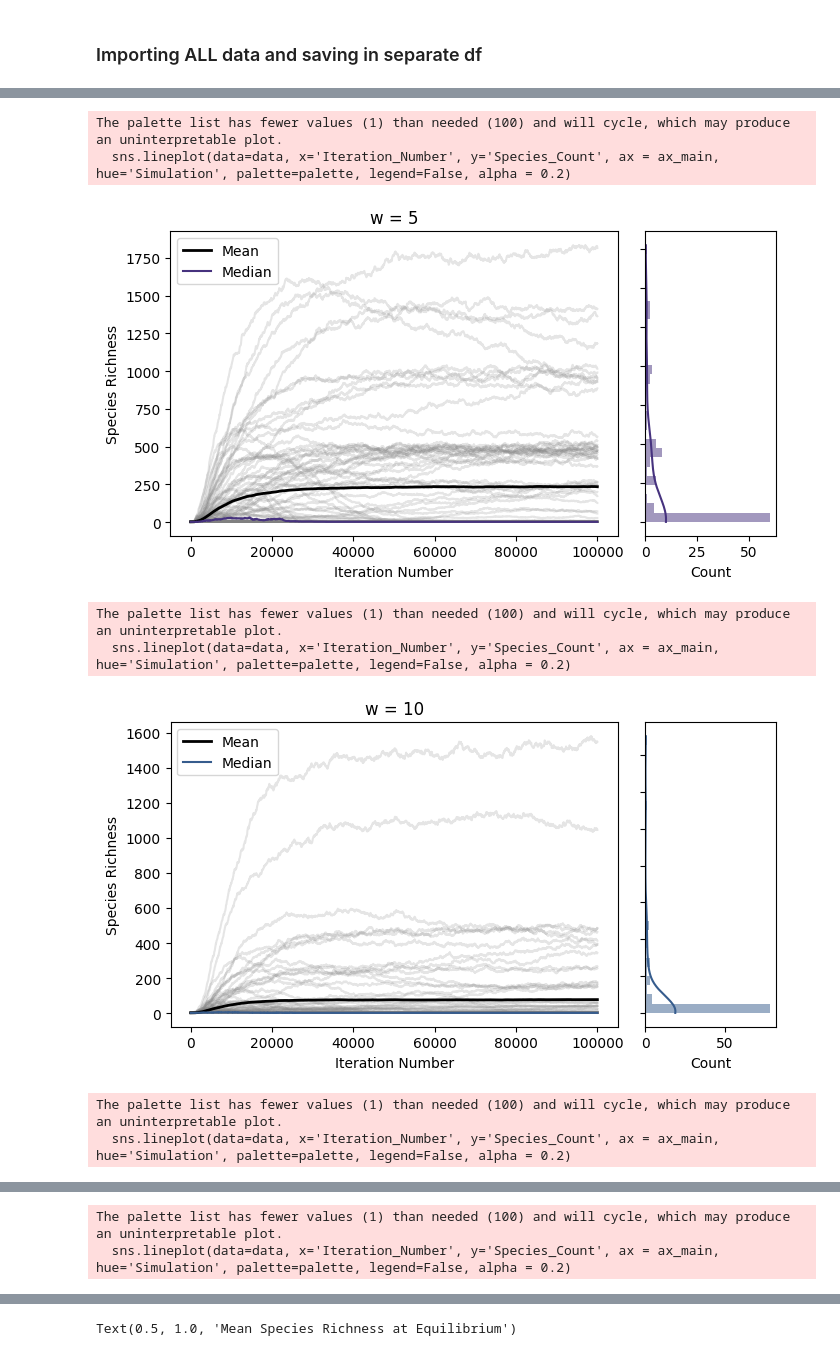
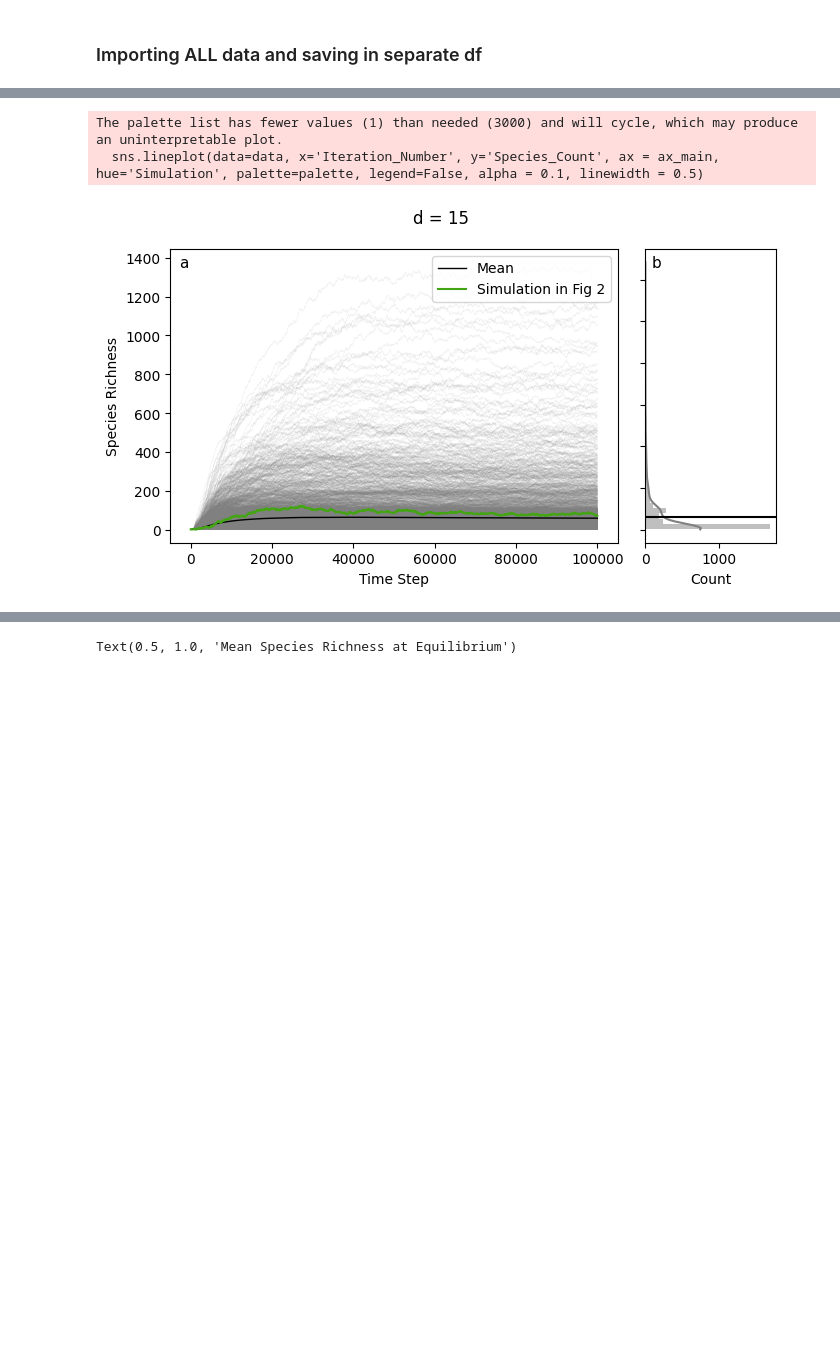
Before and after one commit to giuliabernardinieco/revosim-simulations, a Jupyter notebook: batches-results.ipynb, the cells around one changed output, grey strips where cells are left out. Saved outputs shown, nothing was run; the diff lists cells and outputs as text; code cells hidden in the pictures; blank space fills up the shorter version.

```diff
--- a/batches-results.ipynb
+++ b/batches-results.ipynb
@@ -55 +87,3 @@ combined_df = pd.concat(dataframes, ignore_index=True)
+# %%
+combined_df = pd.read_csv('/Users/gb4818/OneDrive - Imperial College London/Rev-res-in/dispersion/csv/w50_15dp_iterations_species_richness.csv', index_col=0)
 # %%
@@ -110,55 +146,68 @@ plt.show
 #     plt.show
 # %%
 # Group the combined DataFrame by 'Environment'
-grouped_df = combined_df.groupby('Environment')
+grouped_df = combined_df.groupby('dp')
 
 # Define the number of unique environments for coloring
 num_environments = len(grouped_df)
 colors = sns.color_palette("viridis", num_environments)
 palette = ['gray']
 
+#filder one dataframe ro get only one simylation and highlight that
+one_sim = combined_df[combined_df['Simulation']== 'REvoSim_log_HL.txt']
+
 # Plot for each environment
 for i, (environment, data) in enumerate(grouped_df):
     fig = plt.figure(figsize=(7, 4))
+    fig.suptitle(f"d = {environment}", fontsize=12)
+    plt.subplots_adjust(top=0.3)
+    #greting a grid for the two plots
     gs = gridspec.GridSpec(3, 4)
     ax_main = plt.subplot(gs[:, :3])  # Adjusted the column index
     ax_yDist = ax_yDist = plt.subplot(gs[:, 3])
 
-    sns.lineplot(data=data, x='Iteration_Number', y='Species_Count', ax = ax_main,  hue='Simulation', palette=palette, legend=False, alpha = 0.2)
+    sns.lineplot(data=data, x='Iteration_Number', y='Species_Count', ax = ax_main,  hue='Simulation', palette=palette, legend=False, alpha = 0.1, linewidth = 0.5)
     # Calculate mean and median for each iteration
     mean_values = data.groupby('Iteration_Number')['Species_Count'].mean()
-    meadian_value = data.groupby('Iteration_Number')['Species_Count'].median()
+    #meadian_value = data.groupby('Iteration_Number')['Species_Count'].median()
     # Plot mean line
-    ax_main.plot(mean_values.index, mean_values.values,  color='Black', linewidth = 2 , label='Mean')
-    ax_main.plot(meadian_value.index, meadian_value.values,  color=colors[i], linestyle='-', label='Median')
+    ax_main.plot(mean_values.index, mean_values.values,  color='Black', linewidth = 1 , label='Mean')
+    #ax_main.plot(meadian_value.index, meadian_value.values,  color=colors[i], linestyle='-', label='Median')
+    # Add an individual simulation highlighted
+    sns.lineplot(data=one_sim, x='Iteration_Number', y='Species_Count', ax = ax_main,  legend=False, linewidth = 1.5, label= 'Simulation in Fig 2', color='#43A513')
+
 
     # Plot distribution at equilibrium
     data_hist = data[data['Iteration_Number'] == 99999]
-    sns.histplot(data = data_hist, y = 'Species_Count', bins=30, ax=ax_yDist, color=colors[i],kde=True, edgecolor = 'none' )
+    sns.histplot(data = data_hist, y = 'Species_Count', bins=50, ax=ax_yDist, color='gray', kde=True, edgecolor = 'none' )
+    # Calculate and plot mean line on histogram plot
+    mean_hist = data_hist['Species_Count'].mean()
+    ax_yDist.axhline(y=mean_hist, color='black', linewidth=1.5, label='Mean')
 
+
+    #annotate a and b on the two panels
+    ax_main.annotate('a', xy=(0.02, 0.98), xycoords='axes fraction', fontsize=11,
+                horizontalalignment='left', verticalalignment='top')
+    ax_yDist.annotate('b', xy=(0.05, 0.98), xycoords='axes fraction', fontsize=11,
+                horizontalalignment='left', verticalalignment='top')
     # Set title and axis
-    ax_main.set_title(f"w = {environment}")
-    ax_main.set_xlabel("Iteration Number")
+    #ax_main.set_title(f"d = {environment}")
+    ax_main.set_xlabel("Time Step")
     ax_main.set_ylabel("Species Richness")
 
     # Remove labels of numbers on the y-axis ans set labels
     ax_yDist.set_yticklabels([])
     ax_yDist.set_xlabel("Count")
     ax_yDist.set(ylabel=None)
 
     # Reduce the space between subplots
     plt.subplots_adjust(wspace=0.0)
 
     # Show legend
-    ax_main.legend()
+    ax_main.legend(loc='upper right')
     plt.tight_layout()
     plt.show()
 # %% [output]
-The palette list has fewer values (1) than needed (100) and will cycle, which may produce an uninterpretable plot.
-  sns.lineplot(data=data, x='Iteration_Number', y='Species_Count', ax = ax_main,  hue='Simulation', palette=palette, legend=False, alpha = 0.2)
+The palette list has fewer values (1) than needed (3000) and will cycle, which may produce an uninterpretable plot.
+  sns.lineplot(data=data, x='Iteration_Number', y='Species_Count', ax = ax_main,  hue='Simulation', palette=palette, legend=False, alpha = 0.1, linewidth = 0.5)
-[figure, old version]
+[figure, new version]
-The palette list has fewer values (1) than needed (100) and will cycle, which may produce an uninterpretable plot.
-  sns.lineplot(data=data, x='Iteration_Number', y='Species_Count', ax = ax_main,  hue='Simulation', palette=palette, legend=False, alpha = 0.2)
-[figure, removed]
-The palette list has fewer values (1) than needed (100) and will cycle, which may produce an uninterpretable plot.
-  sns.lineplot(data=data, x='Iteration_Number', y='Species_Count', ax = ax_main,  hue='Simulation', palette=palette, legend=False, alpha = 0.2)
@@ -166,2 +213,0 @@ The palette list has fewer values (1) than needed (100) and will cycle, which ma
-The palette list has fewer values (1) than needed (100) and will cycle, which may produce an uninterpretable plot.
-  sns.lineplot(data=data, x='Iteration_Number', y='Species_Count', ax = ax_main,  hue='Simulation', palette=palette, legend=False, alpha = 0.2)
```
Also changed, not shown: parts of 10 cells of this notebook, 4 other files.
